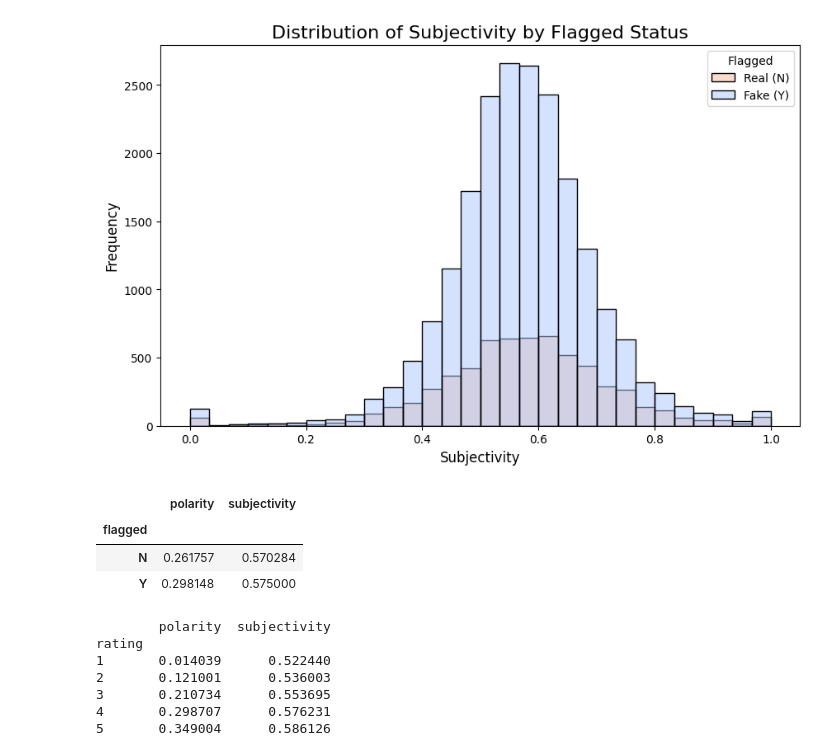
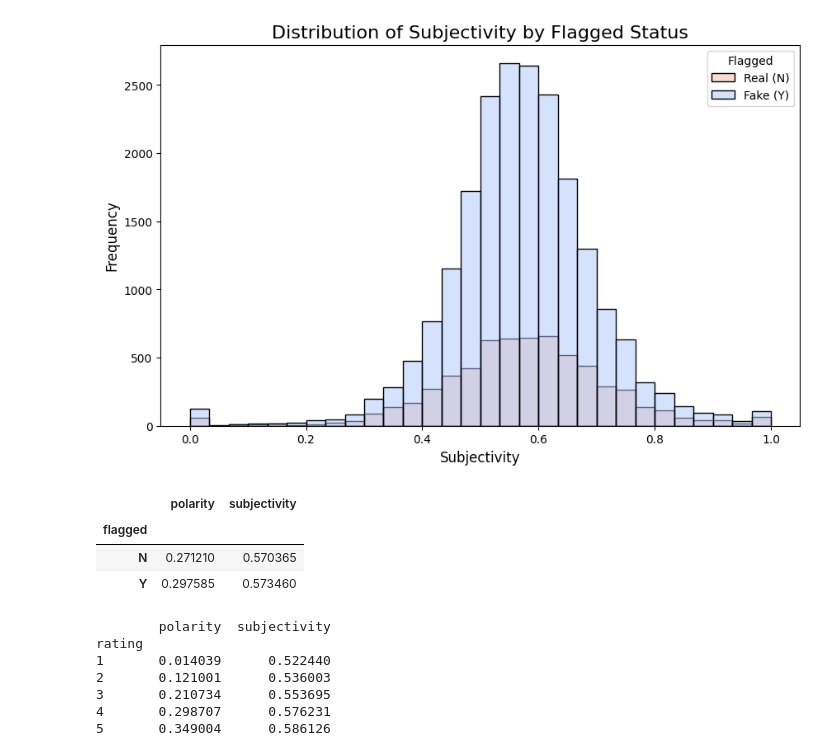
Before and after one commit to lihuicham/review-fraud-detection, a Jupyter notebook: code.ipynb, the cells around one changed output. Cells and saved outputs as stored; diff of their text form; code cells hidden in the pictures.

```diff
--- a/code.ipynb
+++ b/code.ipynb
@@ -997,14 +1001,14 @@ plt.show()
 [figure]
 [figure]
 # %%
-# Median polarity and subjectivity for flagged reviews
-sentiment_by_flagged = df.groupby('flagged')[['polarity', 'subjectivity']].median()
+# Average polarity and subjectivity for flagged reviews
+sentiment_by_flagged = df.groupby('flagged')[['polarity', 'subjectivity']].mean()
 sentiment_by_flagged
 # %% [output]
 |  | polarity | subjectivity |
 | flagged |  |  |
-| N | 0.261757 | 0.570284 |
-| Y | 0.298148 | 0.575000 |
+| N | 0.271210 | 0.570365 |
+| Y | 0.297585 | 0.573460 |
 # %%
 # Average polarity and subjectivity by rating
 sentiment_by_rating = df.groupby('rating')[['polarity', 'subjectivity']].mean()
```
Also changed, not shown: parts of 37 cells of this notebook, 1 other file.
